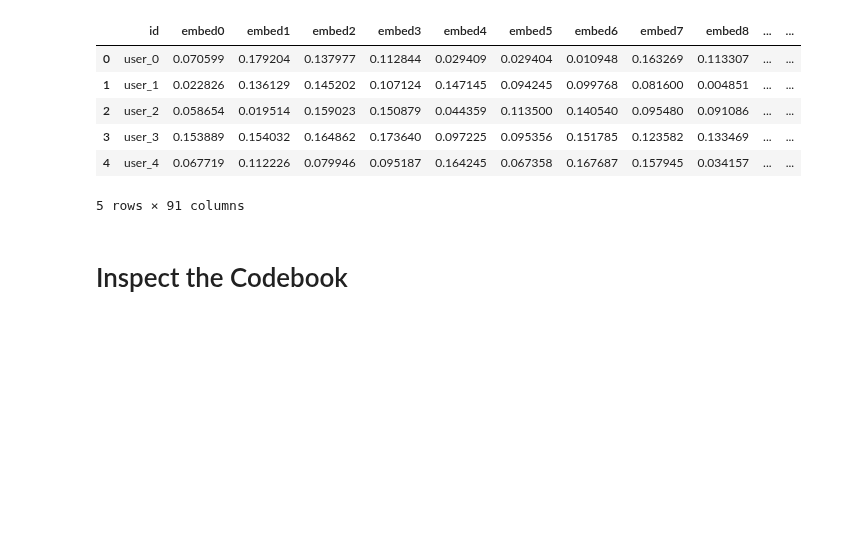
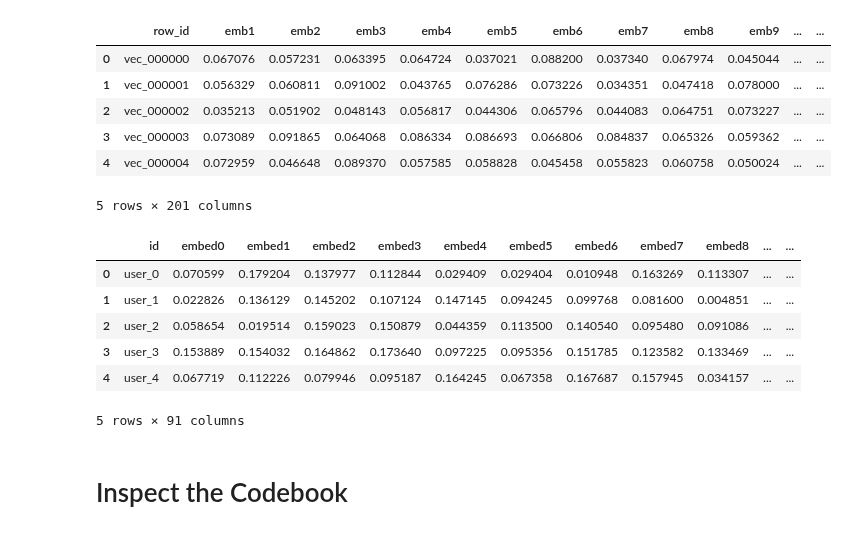
Before and after one commit to VRM1/FAISS_compression, a Jupyter notebook: examples/inspect_data.ipynb, the cells around one changed output. Saved outputs shown, nothing was run; the diff lists cells and outputs as text; code cells hidden in the pictures; blank space fills up the shorter version.

```diff
--- a/examples/inspect_data.ipynb
+++ b/examples/inspect_data.ipynb
@@ -6,6 +6,17 @@ import seaborn as sns
 from sklearn.decomposition import PCA
 from sklearn.manifold import TSNE
 import os
+# %%
+chk =pd.read_csv('../results/clustering_PQ/pq_quantized_embeddings.csv')
+chk.head()
+# %% [output]
+|  | row_id | emb1 | emb2 | emb3 | emb4 | emb5 | emb6 | emb7 | emb8 | emb9 | ... | ... |
+| 0 | vec_000000 | 0.067076 | 0.057231 | 0.063395 | 0.064724 | 0.037021 | 0.088200 | 0.037340 | 0.067974 | 0.045044 | ... | ... |
+| 1 | vec_000001 | 0.056329 | 0.060811 | 0.091002 | 0.043765 | 0.076286 | 0.073226 | 0.034351 | 0.047418 | 0.078000 | ... | ... |
+| 2 | vec_000002 | 0.035213 | 0.051902 | 0.048143 | 0.056817 | 0.044306 | 0.065796 | 0.044083 | 0.064751 | 0.073227 | ... | ... |
+| 3 | vec_000003 | 0.073089 | 0.091865 | 0.064068 | 0.086334 | 0.086693 | 0.066806 | 0.084837 | 0.065326 | 0.059362 | ... | ... |
+| 4 | vec_000004 | 0.072959 | 0.046648 | 0.089370 | 0.057585 | 0.058828 | 0.045458 | 0.055823 | 0.060758 | 0.050024 | ... | ... |
+5 rows × 201 columns
 # %%
 df = pd.read_parquet('/home/vineeth/Documents/GitWorkSpace/FAISS_compression/data')
 df.head()
```
Also changed, not shown: 5 other files.
